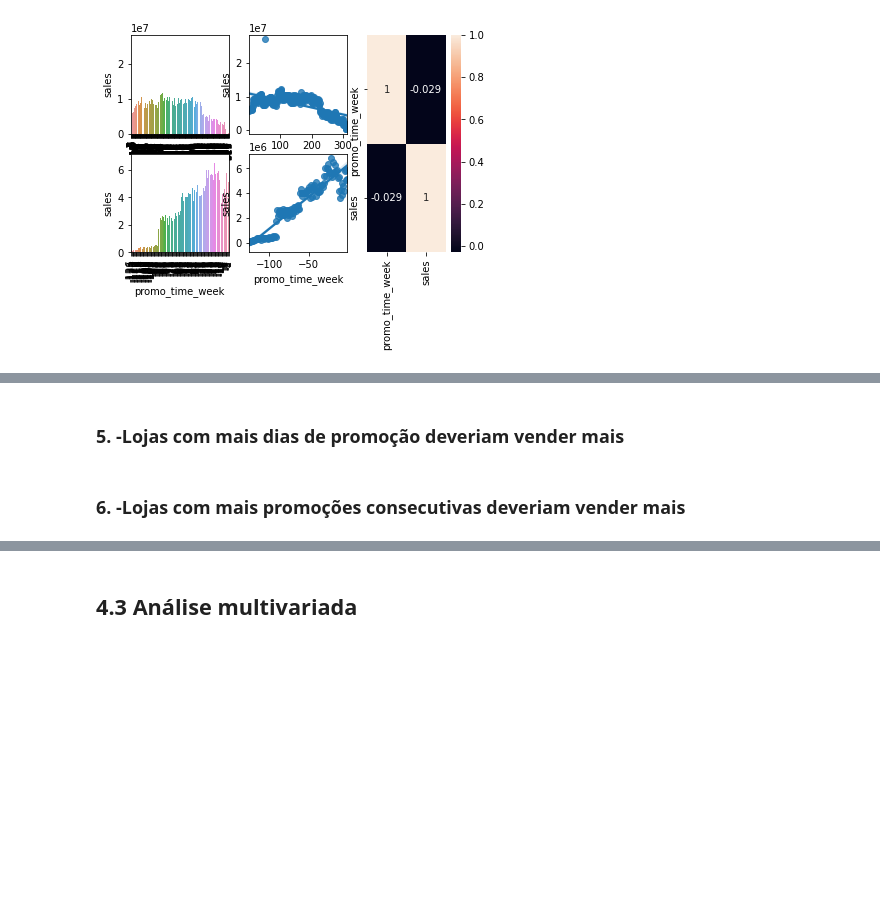
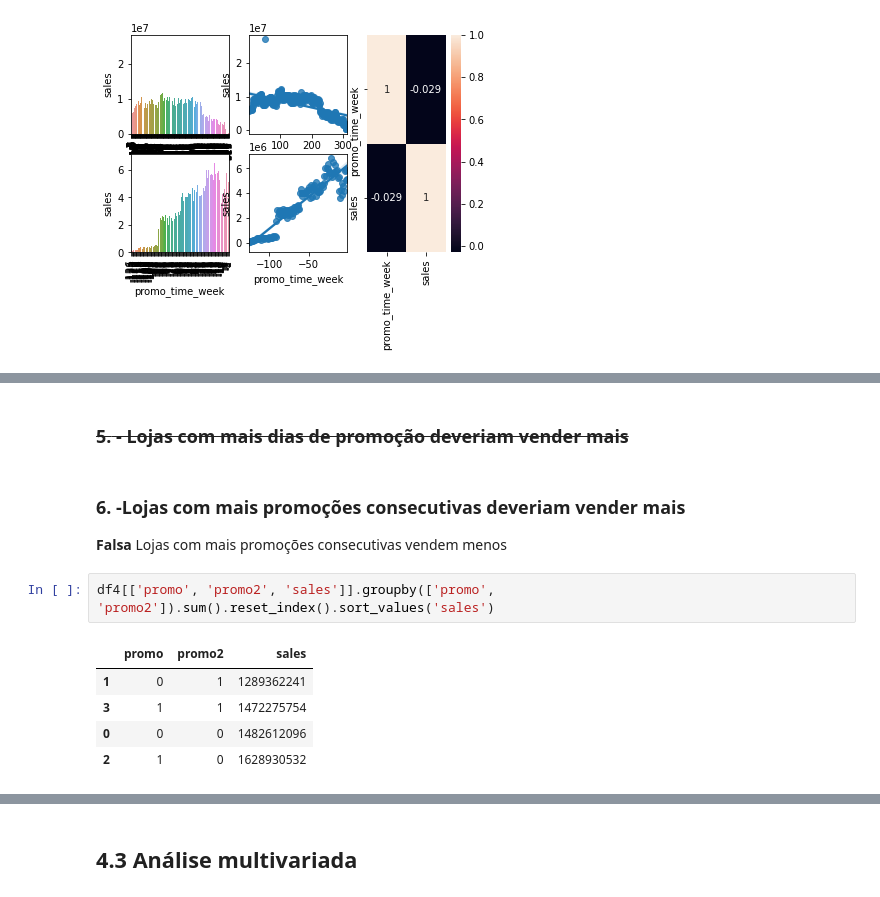
Before and after one commit to matheus-emanuel/Prediction-Rossaman-Store-Kaggle, a Jupyter notebook: store_sales_prediction.ipynb, the cells around one changed output, grey strips where cells are left out. Saved outputs shown, nothing was run; the diff lists cells and outputs as text; blank space fills up the shorter version.

```diff
--- a/store_sales_prediction.ipynb
+++ b/store_sales_prediction.ipynb
@@ -575,4 +585,14 @@ sns.heatmap( aux1.corr( method='pearson' ), annot=True );
 # %% [markdown]
-### **5.** -Lojas com mais dias de promoção deveriam vender mais
+### <s>**5.** - Lojas com mais dias de promoção deveriam vender mais</s>
 # %% [markdown]
 ### **6.** -Lojas com mais promoções consecutivas deveriam vender mais
+
+**Falsa** Lojas com mais promoções consecutivas vendem menos
+# %%
+df4[['promo', 'promo2', 'sales']].groupby(['promo', 'promo2']).sum().reset_index().sort_values('sales')
+# %% [output]
+|  | promo | promo2 | sales |
+| 1 | 0 | 1 | 1289362241 |
+| 3 | 1 | 1 | 1472275754 |
+| 0 | 0 | 0 | 1482612096 |
+| 2 | 1 | 0 | 1628930532 |
```
Also changed, not shown: parts of 2 cells of this notebook.
